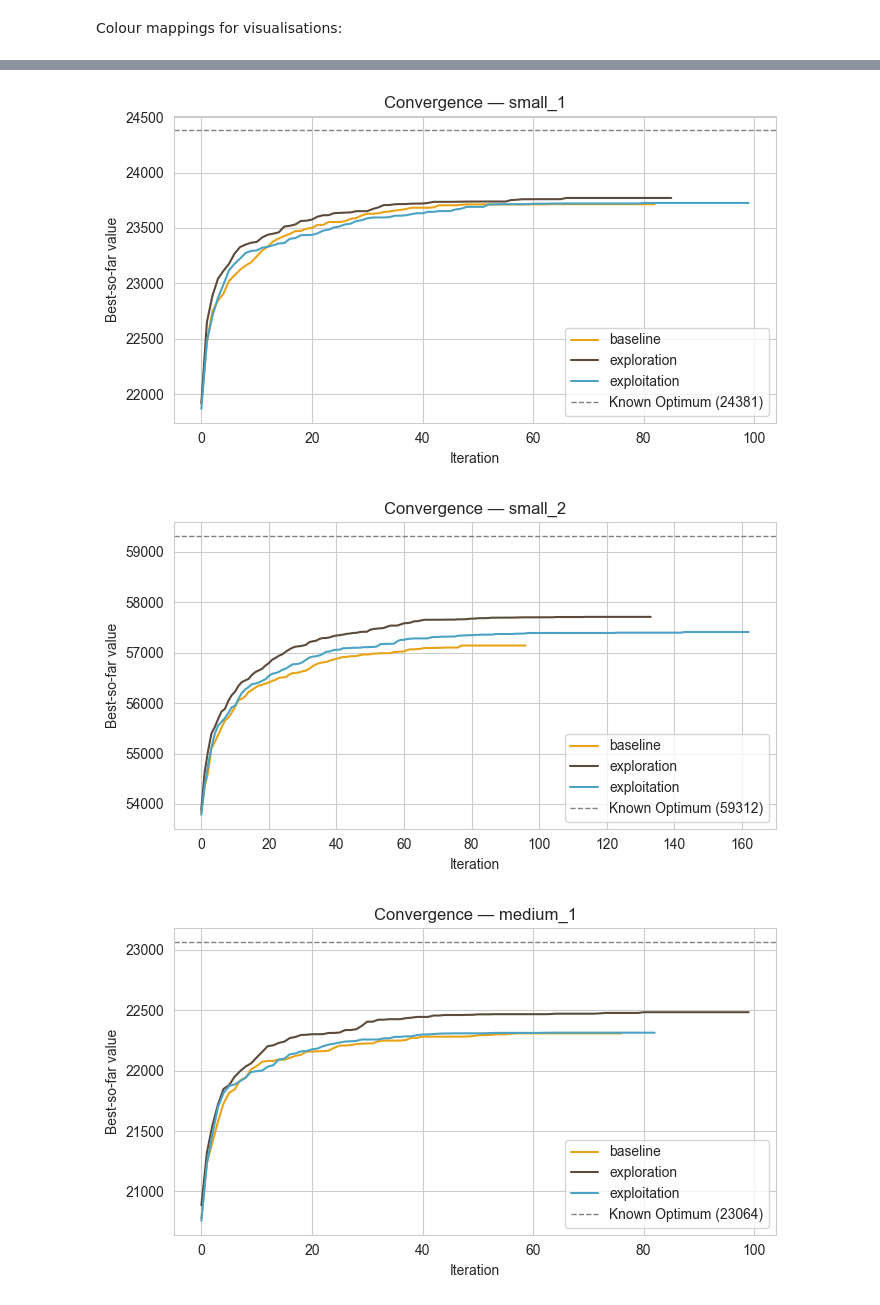
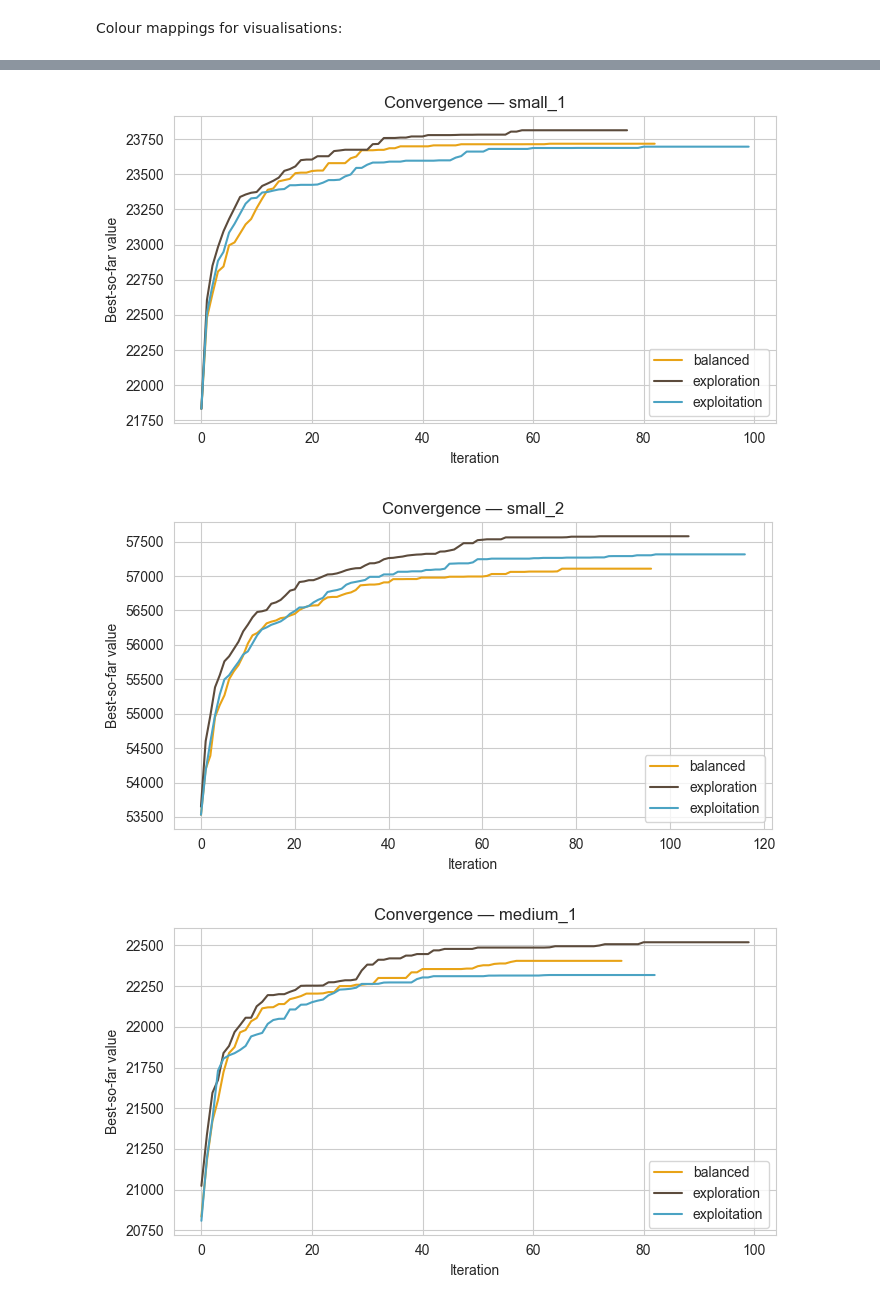
Before and after one commit to jofa016/ACIT4610---Final-Group-Project, a Jupyter notebook: BA_Knapsack.ipynb, the cells around one changed output, grey strips where cells are left out. Saved outputs shown, nothing was run; the diff lists cells and outputs as text; code cells hidden in the pictures.

```diff
--- a/BA_Knapsack.ipynb
+++ b/BA_Knapsack.ipynb
@@ -362,7 +362,7 @@ known_optima = {
 # %%
 def bees_knapsack_mkp(values, W, b, n, nb, ne, nre, nrb, ngh, max_iter, stlim):
     """
-    Metaheuristic optimization technique (Bees Algorithm) to solve the multi-contraint knapsack problem
+    Optimization technique (Bees Algorithm) to solve the multi-constraint knapsack problem
 
     Repair strategy: removes lowest-value items until all capacity constraints are satisfied
     Stop criteria: terminates after `max_iter` iterations or when no improvement occurs over successive iterations
@@ -377,7 +377,9 @@ def bees_knapsack_mkp(values, W, b, n, nb, ne, nre, nrb, ngh, max_iter, stlim):
     :param: nrb :           int             -> number of recruited bees around each non-elite best site
     :param: ngh :           int             -> neighborhood size (bit flips per neighbor)
     :param: max_iter:       int             -> maximum number of iterations (generations)
+    :param: stlim :         int             -> stagnation limit (stop criteria)
 
+    :return: baseline_best: float           -> the best value in first population
     :return: best_value:    float           -> the best objective value found
     :return: best_solution: ndarray         -> binary vector of selected items
     :return: hist_best:     list of float   -> the best fitness per iteration
@@ -540,7 +542,7 @@ Run BA on all 6 instances for each of the 3 parameter sets. 20 runs for each ins
 - `Hist_Best`: historical best values from the run
 - `Hist_Avg`: historical averages from the run
 # %%
-def run_experiment_multi(instances, parameter_sets, seeds=range(20)):
+def run_experiment_multi(instances, parameter_sets, seeds=range(10)):
     """
     Run Bees Algorithm across multiple MKP instances and parameter sets.
     Includes comparison with known optima when available.
@@ -609,7 +611,7 @@ def run_experiment_multi(instances, parameter_sets, seeds=range(20)):
                 # print progress
                 dev_str = "N/A" if np.isnan(deviation) else f"{deviation:.2f}%"
                 improve_str = "N/A" if np.isnan(improvement) else f"{improvement:.2f}%"
-                print(f"    Seed {seed:02d}: Baseline={baseline:.2f}, Best={best:.2f}, Improvement={improve_str}, Opt={opt}, Dev={dev_str}, Iterations={iterations}, Time={rt:.2f}s")
+                print(f"    Seed {seed:02d}: Baseline={baseline:.2f}, Best={best:.2f}, Improvement={improve_str}, Dev={dev_str}, Iterations={iterations}, Time={rt:.2f}s")
 
     print("\nAll experiments completed.")
 
@@ -618,5 +620,5 @@ def run_experiment_multi(instances, parameter_sets, seeds=range(20)):
 The following runs the experiment, which can be timely. The output is a dataframe (`multi_df`) that includes all results from each run.
 # %%
 # run experiment
-multi_df = run_experiment_multi(experiment_instances, parameter_sets, seeds=range(20))
+multi_df = run_experiment_multi(experiment_instances, parameter_sets, seeds=range(10))
 # %% [output]
@@ -909,17 +962,10 @@ instance_colors = {
 
 # parameter set color mapping
 param_colors = {
-    "baseline": "#E8A317",      # mustard yellow
+    "balanced": "#E8A317",      # mustard yellow
     "exploration": "#5C4B3C",   # brown
     "exploitation": "#4BA3C3",
 }
-
-# marker shapes for param sets
-markers = {
-    "baseline": "o",
-    "exploration": "*",
-    "exploitation": "^"
-}
 # %%
 # boxplot - deviation distribution for all instances
 plt.figure(figsize=(8,5))
@@ -1042,34 +1090,29 @@ plt.show()
 # %%
 def plot_convergence_by_param(multi_df, instance):
     plt.figure(figsize=(7,4))
     for param in multi_df["Parameter_Set"].unique():
         sub = multi_df[(multi_df.Instance==instance) & (multi_df.Parameter_Set==param)]
         if sub.empty:
             continue
         maxL = max(len(h) for h in sub["Hist_Best"])
         H = np.array([h + [h[-1]]*(maxL-len(h)) for h in sub["Hist_Best"]])
         mean, std = H.mean(axis=0), H.std(axis=0)
         x = np.arange(len(mean))
         plt.plot(x, mean, label=param, color=param_colors[param])
 
-    # known optimum line
-    opt_val = known_optima.get(instance, None)
-    if opt_val is not None and np.isfinite(opt_val):
-        plt.axhline(opt_val, color="gray", linestyle="--", linewidth=1, label=f"Known Optimum ({opt_val:.0f})")
-
     plt.title(f"Convergence — {instance}")
     plt.xlabel("Iteration")
     plt.ylabel("Best-so-far value")
     plt.legend()
     plt.grid(True)
     plt.tight_layout()
     plt.show()
 
 
 # example:
 for inst in multi_df["Instance"].unique():
     plot_convergence_by_param(multi_df, inst)
 # %% [output]
-[figure, old version]
+[figure, new version]
-[figure, old version]
+[figure, new version]
-[figure, old version]
+[figure, new version]
```
Also changed, not shown: parts of 17 cells of this notebook.
